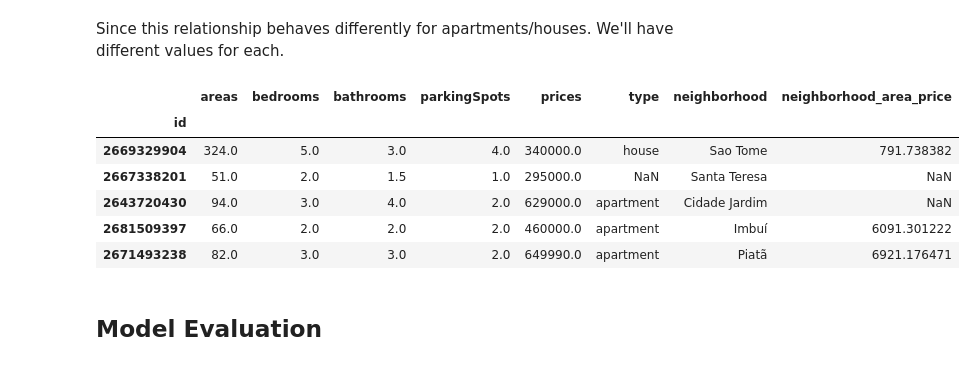
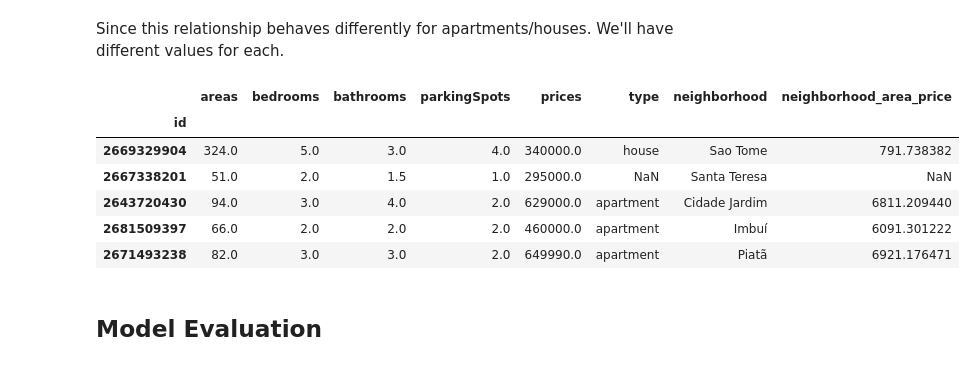
Before and after one commit to Ednaxx/salvador-housing-price-predictor, a Jupyter notebook: notebooks/feature-and-model-engineering.ipynb, the cells around one changed output. Saved outputs shown, nothing was run; the diff lists cells and outputs as text; code cells hidden in the pictures.

```diff
--- a/notebooks/feature-and-model-engineering.ipynb
+++ b/notebooks/feature-and-model-engineering.ipynb
@@ -67,13 +67,21 @@ df["neighborhood_area_price"] = df.apply(calculate_neighborhood_area_price, axis
-# %%
-df.head()
-# %% [output]
-|  | areas | bedrooms | bathrooms | parkingSpots | prices | type | neighborhood | neighborhood_area_price |
-| id |  |  |  |  |  |  |  |  |
-| 2669329904 | 324.0 | 5.0 | 3.0 | 4.0 | 340000.0 | house | Sao Tome | 791.738382 |
-| 2667338201 | 51.0 | 2.0 | 1.5 | 1.0 | 295000.0 | NaN | Santa Teresa | NaN |
-| 2643720430 | 94.0 | 3.0 | 4.0 | 2.0 | 629000.0 | apartment | Cidade Jardim | NaN |
-| 2681509397 | 66.0 | 2.0 | 2.0 | 2.0 | 460000.0 | apartment | Imbuí | 6091.301222 |
-| 2671493238 | 82.0 | 3.0 | 3.0 | 2.0 | 649990.0 | apartment | Piatã | 6921.176471 |
+# %%
+def set_neighborhood_area_price(x):
+    if x.type == "house" and x.neighborhood in neighborhood_house_area_price:
+        return neighborhoods_area_price.loc[x.neighborhood]["neighborhood_house_area_price"]
+    elif x.type == "apartment" and x.neighborhood in neighborhood_apartment_area_price:
+        return neighborhoods_area_price.loc[x.neighborhood]["neighborhood_apartment_area_price"]
+    else: return np.nan
+
+df["neighborhood_area_price"] = df.apply(set_neighborhood_area_price, axis=1)
+df.head()
+# %% [output]
+|  | areas | bedrooms | bathrooms | parkingSpots | prices | type | neighborhood | neighborhood_area_price |
+| id |  |  |  |  |  |  |  |  |
+| 2669329904 | 324.0 | 5.0 | 3.0 | 4.0 | 340000.0 | house | Sao Tome | 791.738382 |
+| 2667338201 | 51.0 | 2.0 | 1.5 | 1.0 | 295000.0 | NaN | Santa Teresa | NaN |
+| 2643720430 | 94.0 | 3.0 | 4.0 | 2.0 | 629000.0 | apartment | Cidade Jardim | 6811.209440 |
+| 2681509397 | 66.0 | 2.0 | 2.0 | 2.0 | 460000.0 | apartment | Imbuí | 6091.301222 |
+| 2671493238 | 82.0 | 3.0 | 3.0 | 2.0 | 649990.0 | apartment | Piatã | 6921.176471 |
 # %% [markdown]
 ## Model Evaluation
 # %% [markdown]
```
Also changed, not shown: parts of 5 cells of this notebook, 5 other files.
